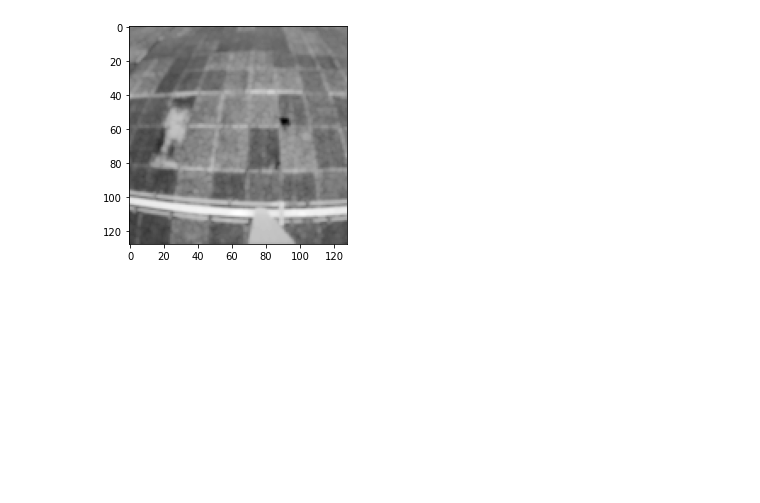
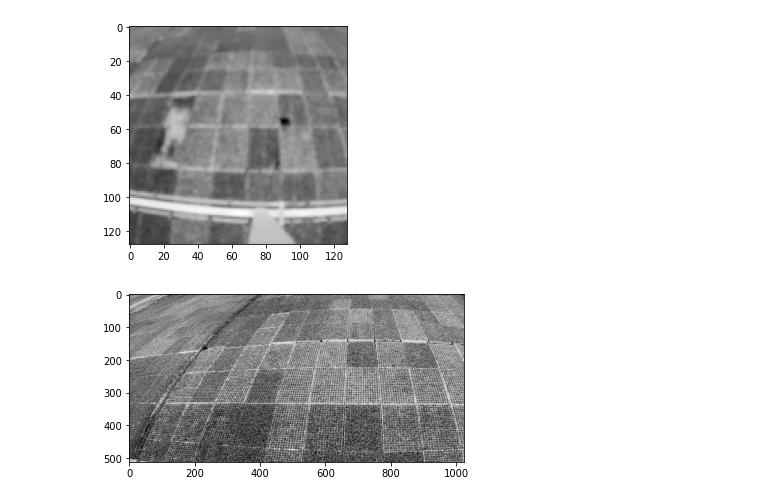
Before and after one commit to nastyadunaeva/searching_for_anomalies, a Jupyter notebook: model.ipynb, the cells around one changed output. Saved outputs shown, nothing was run; the diff lists cells and outputs as text; code cells hidden in the pictures; blank space fills up the shorter version.

```diff
--- a/model.ipynb
+++ b/model.ipynb
@@ -466,3 +456,10 @@ pyplot.imshow(u_2, cmap=pyplot.get_cmap('gray'))
 pyplot.show()
 # %% [output]
 [figure]
+# %%
+from matplotlib import pyplot
+ref_img_not_square=Image.open('frames/comp_cut_frame02941.png').convert("L")
+pyplot.imshow(ref_img_not_square, cmap=pyplot.get_cmap('gray'))
+pyplot.show()
+# %% [output]
+[figure, added]
```
Also changed, not shown: parts of 27 cells of this notebook.
